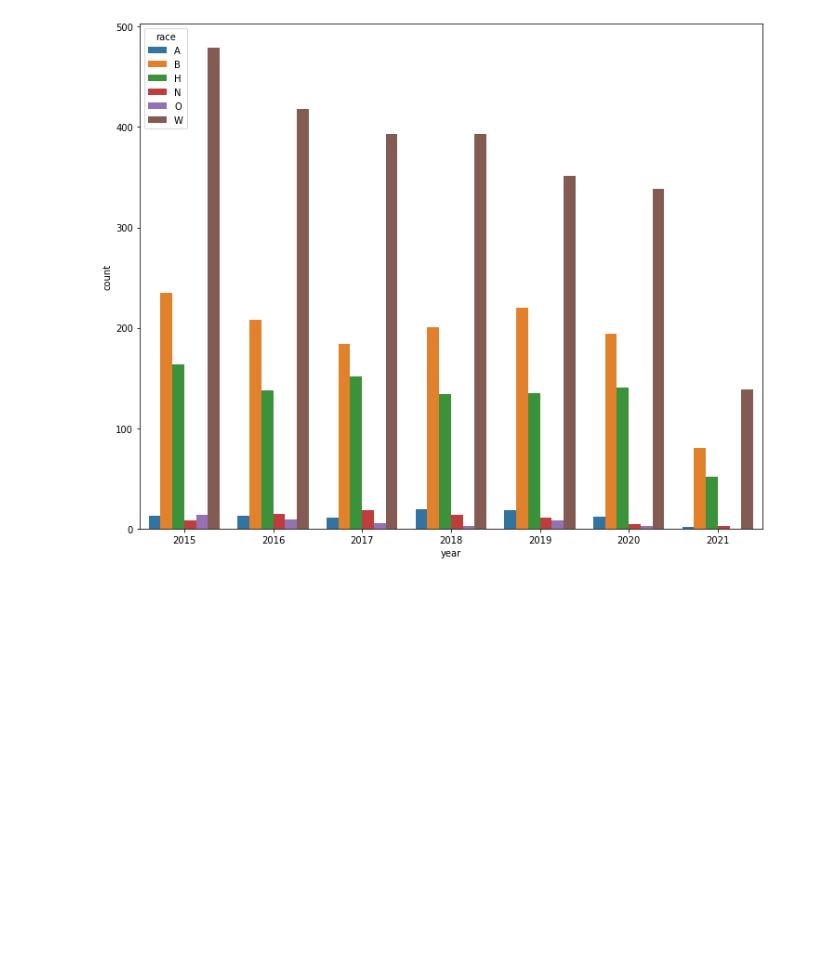
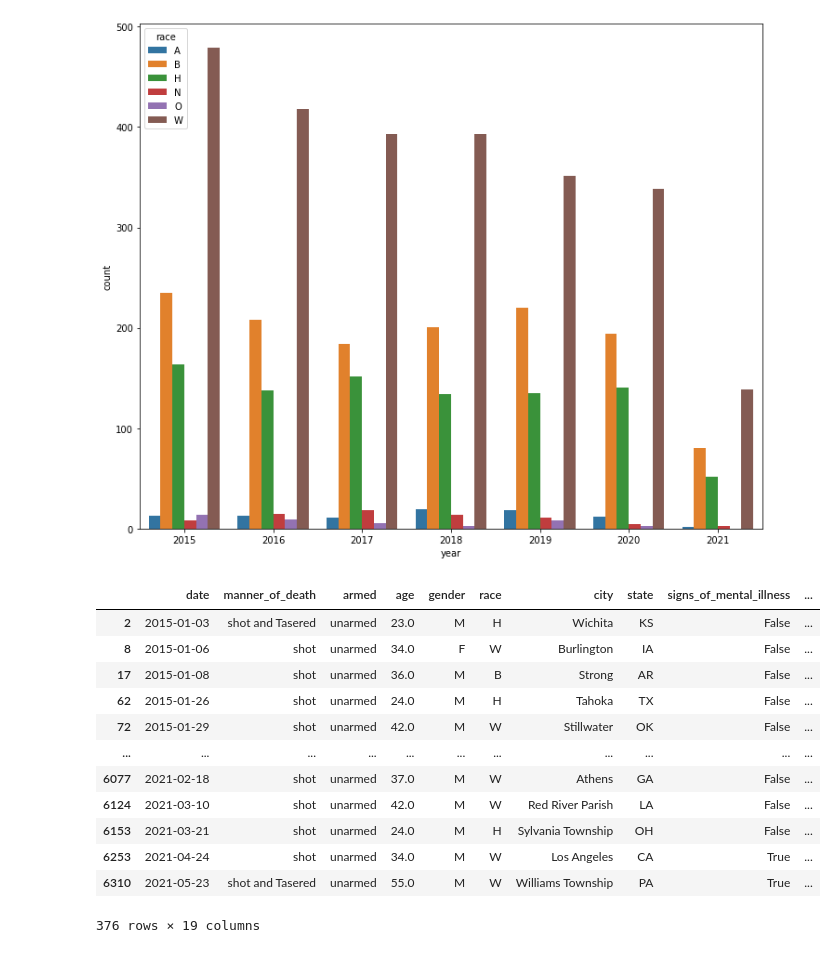
Before and after one commit to youngsoul/pandas_101, a Jupyter notebook: WashingtonPostShootingAnalysis.ipynb, the cells around one changed output. Saved outputs shown, nothing was run; the diff lists cells and outputs as text; code cells hidden in the pictures; blank space fills up the shorter version.

```diff
--- a/WashingtonPostShootingAnalysis.ipynb
+++ b/WashingtonPostShootingAnalysis.ipynb
@@ -482,3 +473,19 @@ sns.barplot(x="year",
 # %% [output]
 <AxesSubplot:xlabel='year', ylabel='count'>
 [figure]
+# %%
+df[df['was_armed'] == 0]
+# %% [output]
+|  | date | manner_of_death | armed | age | gender | race | city | state | signs_of_mental_illness | ... |
+| 2 | 2015-01-03 | shot and Tasered | unarmed | 23.0 | M | H | Wichita | KS | False | ... |
+| 8 | 2015-01-06 | shot | unarmed | 34.0 | F | W | Burlington | IA | False | ... |
+| 17 | 2015-01-08 | shot | unarmed | 36.0 | M | B | Strong | AR | False | ... |
+| 62 | 2015-01-26 | shot | unarmed | 24.0 | M | H | Tahoka | TX | False | ... |
+| 72 | 2015-01-29 | shot | unarmed | 42.0 | M | W | Stillwater | OK | False | ... |
+| ... | ... | ... | ... | ... | ... | ... | ... | ... | ... | ... |
+| 6077 | 2021-02-18 | shot | unarmed | 37.0 | M | W | Athens | GA | False | ... |
+| 6124 | 2021-03-10 | shot | unarmed | 42.0 | M | W | Red River Parish | LA | False | ... |
+| 6153 | 2021-03-21 | shot | unarmed | 24.0 | M | H | Sylvania Township | OH | False | ... |
+| 6253 | 2021-04-24 | shot | unarmed | 34.0 | M | W | Los Angeles | CA | True | ... |
+| 6310 | 2021-05-23 | shot and Tasered | unarmed | 55.0 | M | W | Williams Township | PA | True | ... |
+376 rows × 19 columns
```
Also changed, not shown: parts of 14 cells of this notebook, 1 other file.
